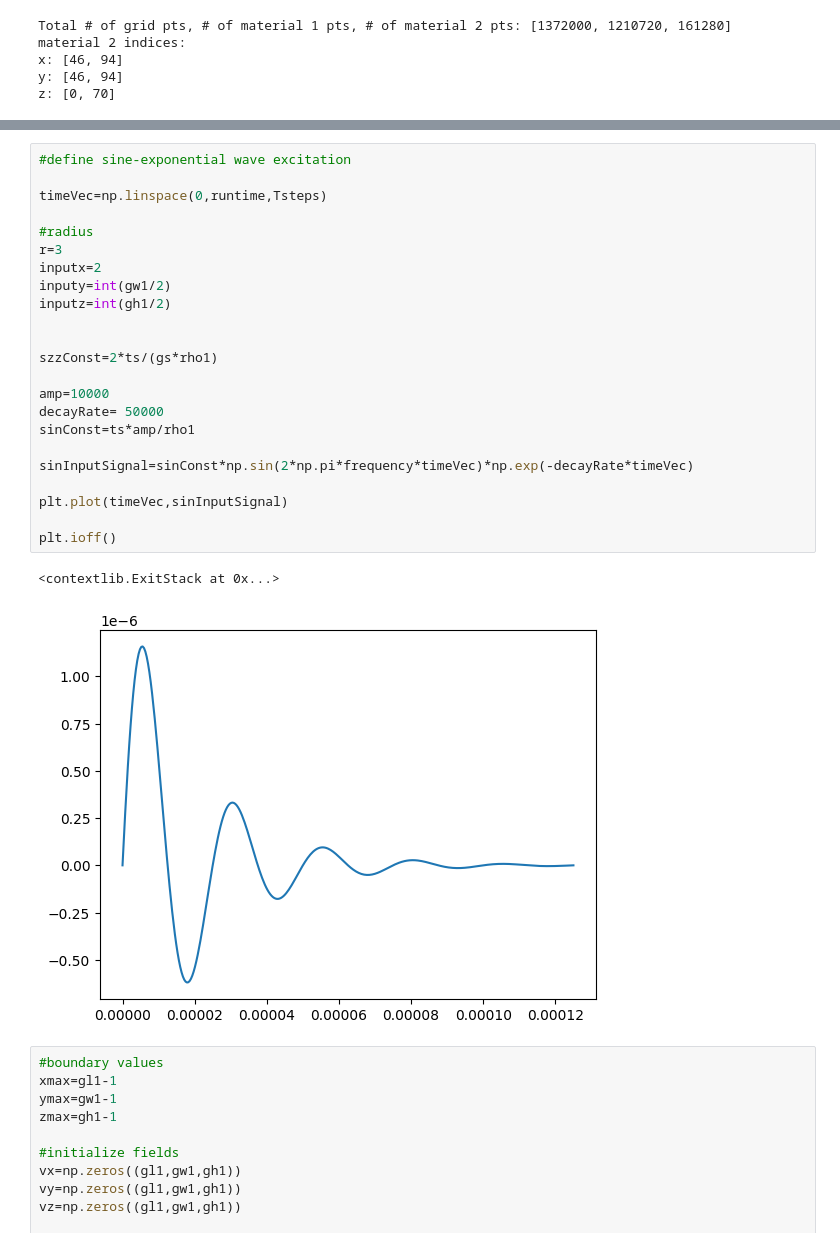
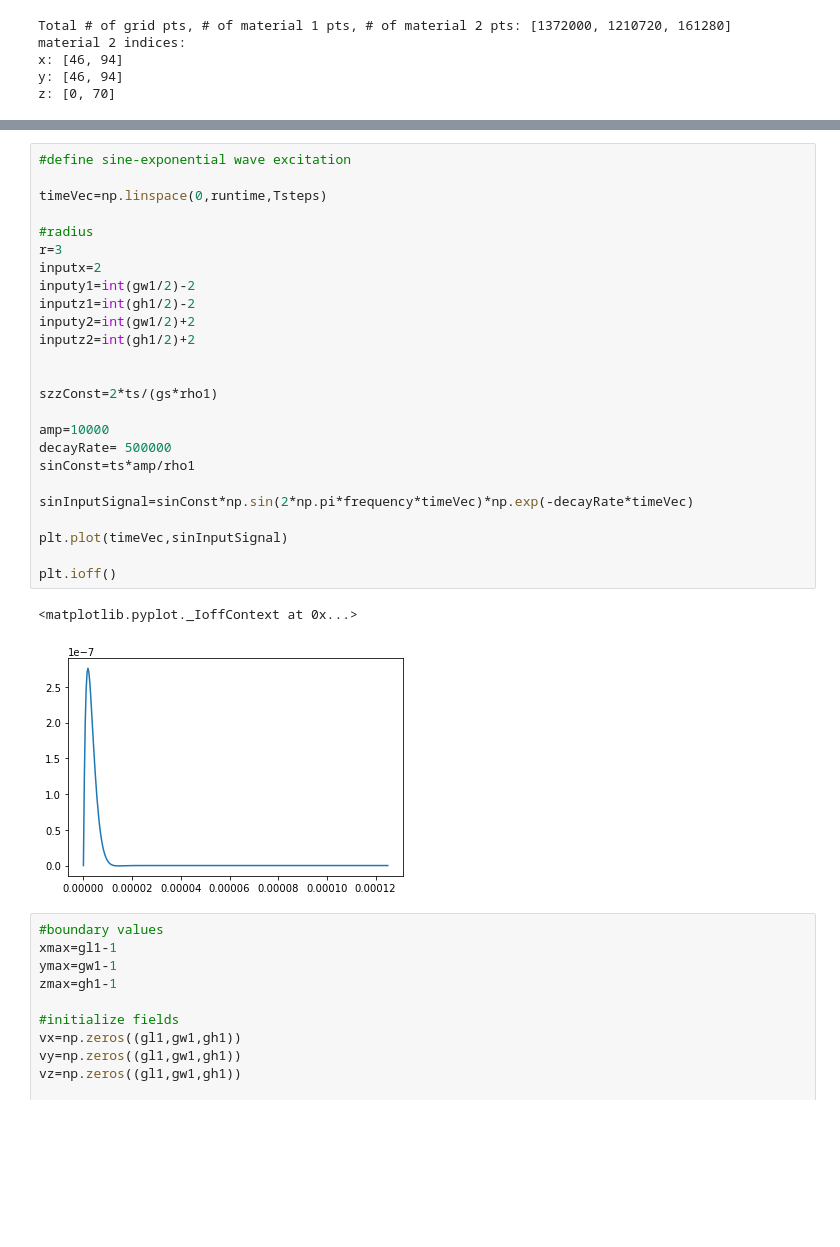
Before and after one commit to danchendrickson/3D_EFIT, a Jupyter notebook: OtherCode/efit3D-Copy4.ipynb, the cells around one changed output, grey strips where cells are left out. Cells and saved outputs as stored; diff of their text form; blank space fills up the shorter version.

```diff
--- a/OtherCode/efit3D-Copy4.ipynb
+++ b/OtherCode/efit3D-Copy4.ipynb
@@ -172,29 +172,31 @@ fig=ax.scatter3D(X,Y,Z,c=U, alpha=0.02, marker='.', cmap='cool')
 # %%
 #define sine-exponential wave excitation
 
 timeVec=np.linspace(0,runtime,Tsteps)
 
 #radius
 r=3
 inputx=2
-inputy=int(gw1/2)
-inputz=int(gh1/2)
+inputy1=int(gw1/2)-2
+inputz1=int(gh1/2)-2
+inputy2=int(gw1/2)+2
+inputz2=int(gh1/2)+2
 
 
 szzConst=2*ts/(gs*rho1)
 
 amp=10000
-decayRate= 50000
+decayRate= 500000
 sinConst=ts*amp/rho1
 
 sinInputSignal=sinConst*np.sin(2*np.pi*frequency*timeVec)*np.exp(-decayRate*timeVec)
 
 plt.plot(timeVec,sinInputSignal)
 
 plt.ioff()
 # %% [output]
-<contextlib.ExitStack at 0x...>
+<matplotlib.pyplot._IoffContext at 0x...>
-[figure, old version]
+[figure, new version]
 # %%
 #boundary values
 xmax=gl1-1
```
Also changed, not shown: parts of 8 cells of this notebook.
